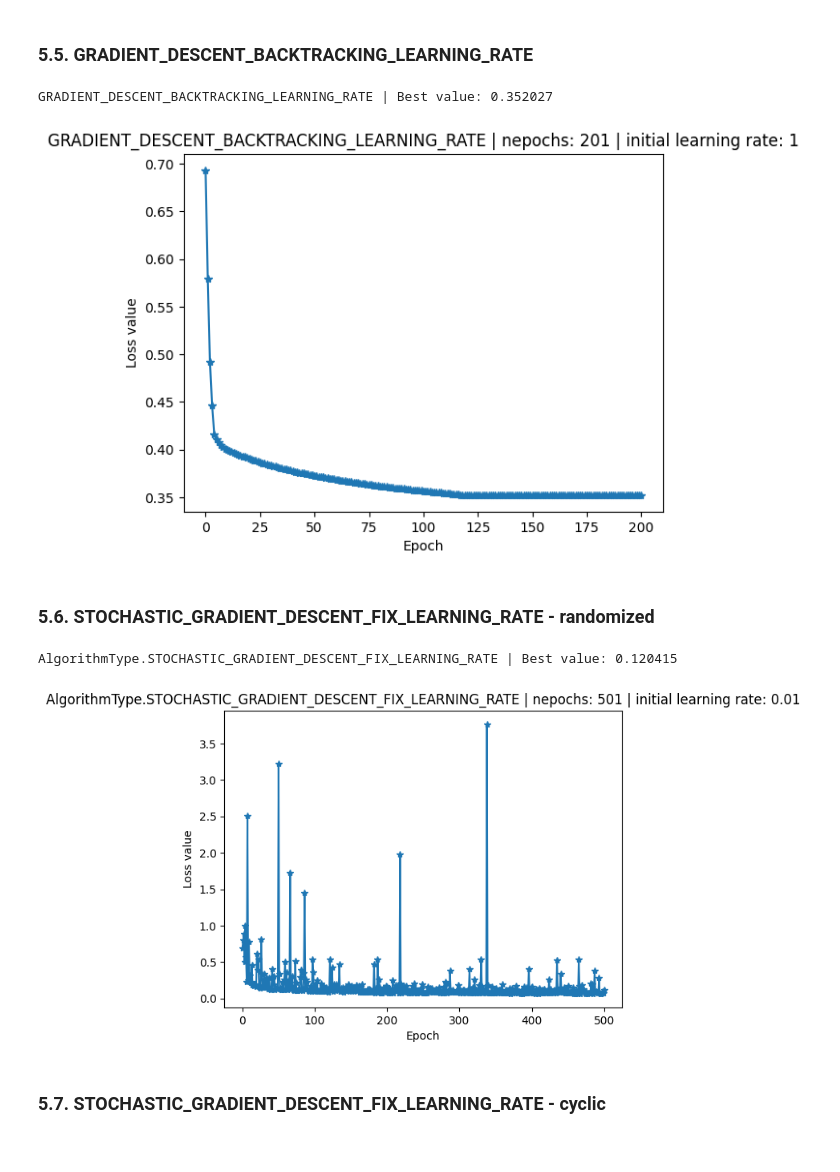
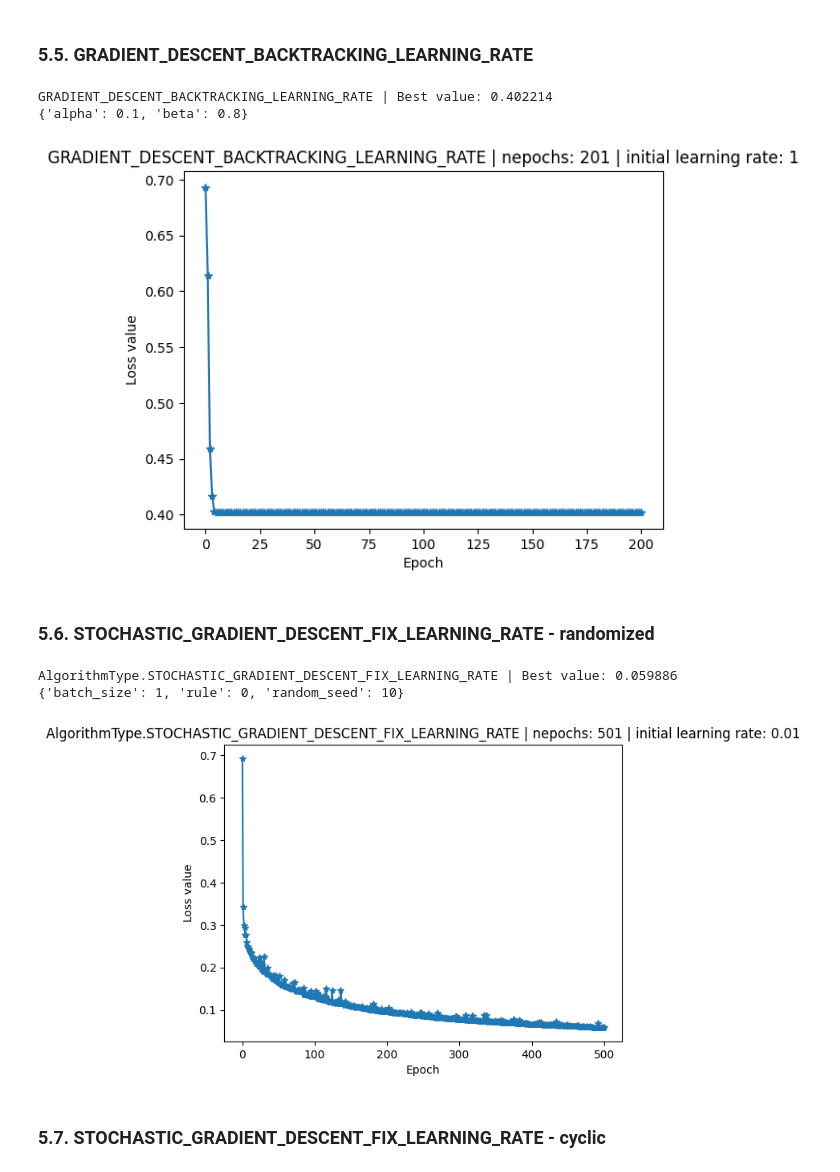
Before and after one commit to DucTrung1802/advanced-optimization, a Jupyter notebook: hw2/advanced_optimization_hw2.ipynb, the cells around one changed output. Saved outputs shown, nothing was run; the diff lists cells and outputs as text; code cells hidden in the pictures.

Commit message:
CHECKPOINT: adaption for new datasets

```diff
--- a/hw2/advanced_optimization_hw2.ipynb
+++ b/hw2/advanced_optimization_hw2.ipynb
@@ -55,10 +55,10 @@ random.seed(2)
 # %% [markdown]
 #### 2.2.1 Dataset parameters
 # %%
-DATASET_FILE_NAME = "2k_hr_dataset.xlsx"
+DATASET_FILE_NAME = "hr_dataset.xlsx"
 NUMERICAL_FEATURES = ["age", "years_at_company"]
 ORDER_CATEGORICAL_FEATURES = ["education", "job_level", "performance_rating"]
-NO_ORDER_CATEGORICAL_FEATURES = ["department", "school", "education_field", "gender", "job_title", "job_role", "job_category", "marital_status"]
+NO_ORDER_CATEGORICAL_FEATURES = ["department", "school", "education_field", "gender", "job_category", "marital_status"]
 OUTPUT_NAME = ["attrition"]
 # %%
 total_number_of_features = len(NUMERICAL_FEATURES) + len(ORDER_CATEGORICAL_FEATURES) + len(NO_ORDER_CATEGORICAL_FEATURES) + len(OUTPUT_NAME)
@@ -728,7 +726,7 @@ GRADIENT_DESCENT_FIX_LEARNING_RATE | Best value: 0.354318
 ### 5.5. GRADIENT_DESCENT_BACKTRACKING_LEARNING_RATE
 # %%
 ALGORITHM_TYPE = AlgorithmType.GRADIENT_DESCENT_BACKTRACKING_LEARNING_RATE
-INITIAL_W = np.zeros((371, 1))
+INITIAL_W = np.zeros((Xbar.shape[0], 1))
 INITIAL_LEARNING_RATE = 1
 MAX_EPOCHS = 200
 EPS = 1e-6
@@ -759,47 +757,49 @@ solution, best_loss_value = one_for_all(
     additional_parameters=ADDITIONAL_PARAMETERS,
 )
 # %% [output]
-GRADIENT_DESCENT_BACKTRACKING_LEARNING_RATE | Best value: 0.352027
+GRADIENT_DESCENT_BACKTRACKING_LEARNING_RATE | Best value: 0.402214
+{'alpha': 0.1, 'beta': 0.8}
-[figure, old version]
+[figure, new version]
 # %% [markdown]
 ### 5.6. STOCHASTIC_GRADIENT_DESCENT_FIX_LEARNING_RATE - randomized
 # %%
 ALGORITHM_TYPE = AlgorithmType.STOCHASTIC_GRADIENT_DESCENT_FIX_LEARNING_RATE
-INITIAL_W = np.zeros((371, 1))
+INITIAL_W = np.zeros((Xbar.shape[0], 1))
 INITIAL_LEARNING_RATE = 0.01
 MAX_EPOCHS = 500
 EPS = 1e-6
 
 BATCH_SIZE = 1
 RULE = 0
 RANDOM_SEED = 10
 
 
 # ADDITIONAL PARAMETERS
 ADDITIONAL_PARAMETERS = ALGORITHM_TYPE.value
 
 ADDITIONAL_PARAMETERS["batch_size"] = BATCH_SIZE
 ADDITIONAL_PARAMETERS["rule"] = RULE
 ADDITIONAL_PARAMETERS["random_seed"] = RANDOM_SEED
 
 
 solution, best_loss_value = one_for_all(
     algorithm_type=ALGORITHM_TYPE,
     Xbar=Xbar,
     y=y,
     cost=cost,
     grad=grad,
     initial_w=INITIAL_W,
     initial_learning_rate=INITIAL_LEARNING_RATE,
     algorithm_name=ALGORITHM_TYPE,
     max_epochs=MAX_EPOCHS,
     eps=EPS,
     marker="*",
     additional_parameters=ADDITIONAL_PARAMETERS,
 )
 # %% [output]
-AlgorithmType.STOCHASTIC_GRADIENT_DESCENT_FIX_LEARNING_RATE | Best value: 0.120415
+AlgorithmType.STOCHASTIC_GRADIENT_DESCENT_FIX_LEARNING_RATE | Best value: 0.059886
+{'batch_size': 1, 'rule': 0, 'random_seed': 10}
-[figure, old version]
+[figure, new version]
 # %% [markdown]
 ### 5.7. STOCHASTIC_GRADIENT_DESCENT_FIX_LEARNING_RATE - cyclic
 # %%
```
Also changed, not shown: parts of 22 cells of this notebook.
